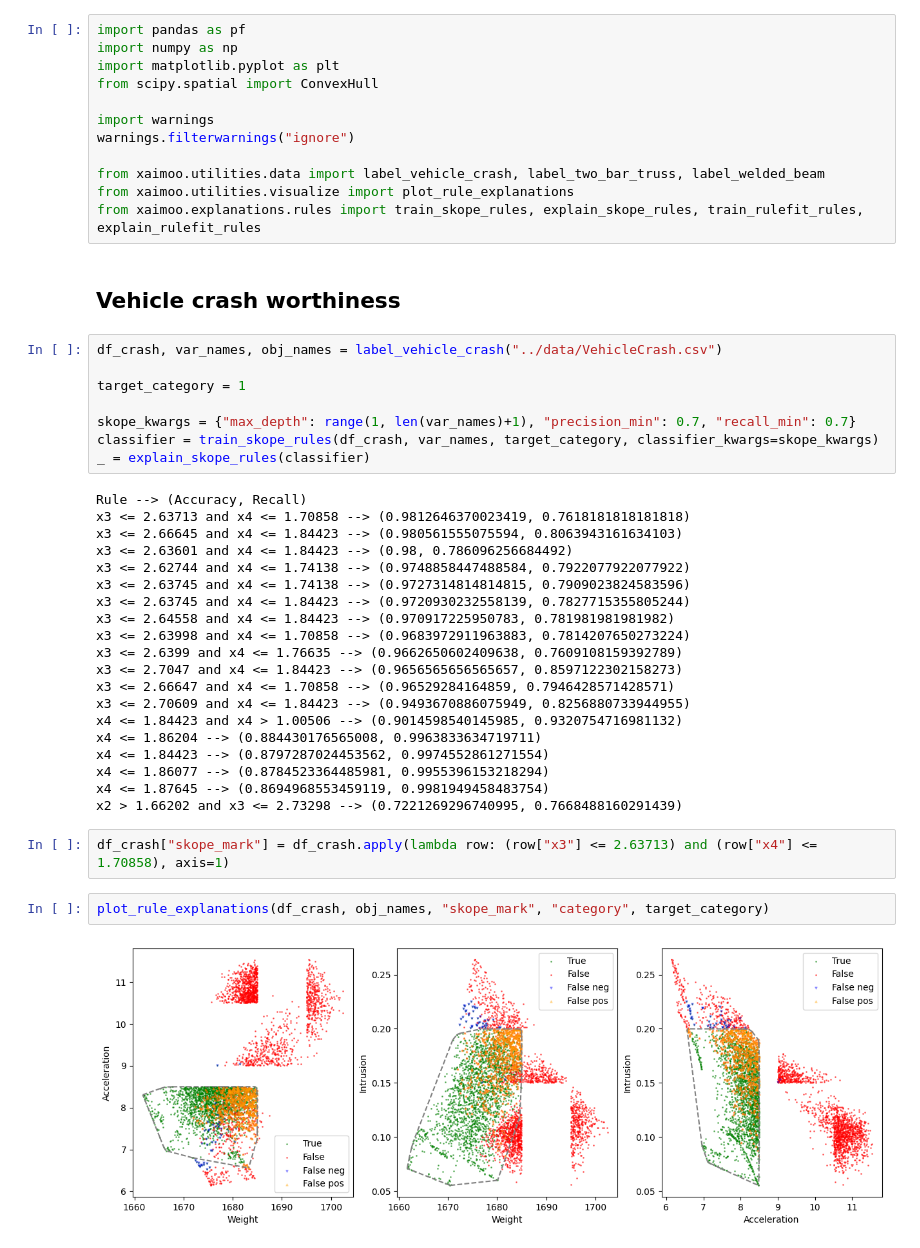
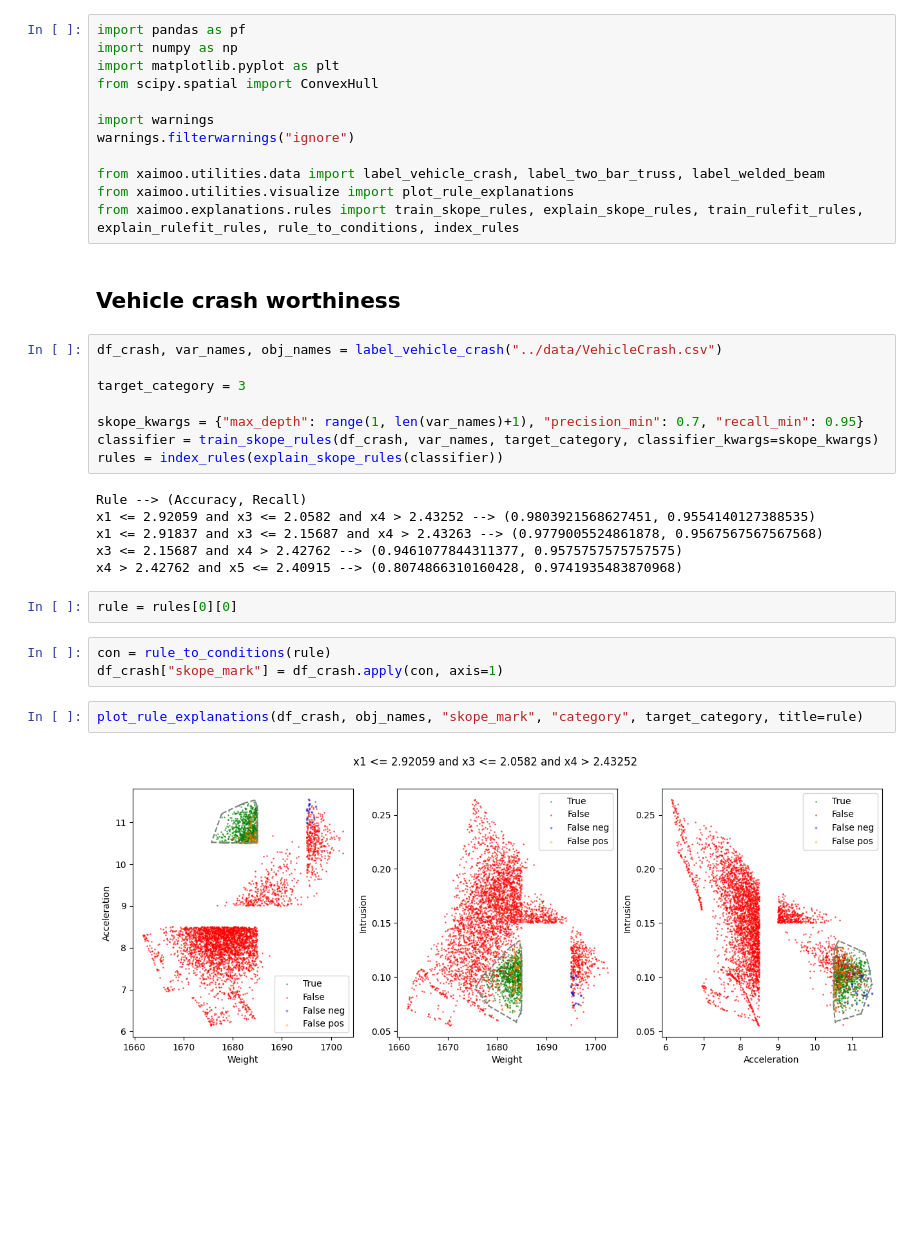
Before and after one commit to gialmisi/xaimoo-experiments, a Jupyter notebook: notebooks/Rule_showcase.ipynb, the cells around one changed output. Drawn from its saved outputs; the diff is of its cells as text; blank space fills up the shorter version.

Commit message:
Work on rule interpretations.

```diff
--- a/notebooks/Rule_showcase.ipynb
+++ b/notebooks/Rule_showcase.ipynb
@@ -9,40 +9,29 @@ warnings.filterwarnings("ignore")
 
 from xaimoo.utilities.data import label_vehicle_crash, label_two_bar_truss, label_welded_beam
 from xaimoo.utilities.visualize import plot_rule_explanations
-from xaimoo.explanations.rules import train_skope_rules, explain_skope_rules, train_rulefit_rules, explain_rulefit_rules
+from xaimoo.explanations.rules import train_skope_rules, explain_skope_rules, train_rulefit_rules, explain_rulefit_rules, rule_to_conditions, index_rules
 # %% [markdown]
 ## Vehicle crash worthiness
 # %%
 df_crash, var_names, obj_names = label_vehicle_crash("../data/VehicleCrash.csv")
 
-target_category = 1
+target_category = 3
 
-skope_kwargs = {"max_depth": range(1, len(var_names)+1), "precision_min": 0.7, "recall_min": 0.7}
+skope_kwargs = {"max_depth": range(1, len(var_names)+1), "precision_min": 0.7, "recall_min": 0.95}
 classifier = train_skope_rules(df_crash, var_names, target_category, classifier_kwargs=skope_kwargs)
-_ = explain_skope_rules(classifier)
+rules = index_rules(explain_skope_rules(classifier))
 # %% [output]
 Rule --> (Accuracy, Recall)
-x3 <= 2.63713 and x4 <= 1.70858 --> (0.9812646370023419, 0.7618181818181818)
-x3 <= 2.66645 and x4 <= 1.84423 --> (0.980561555075594, 0.8063943161634103)
-x3 <= 2.63601 and x4 <= 1.84423 --> (0.98, 0.786096256684492)
-x3 <= 2.62744 and x4 <= 1.74138 --> (0.9748858447488584, 0.7922077922077922)
-x3 <= 2.63745 and x4 <= 1.74138 --> (0.9727314814814815, 0.7909023824583596)
-x3 <= 2.63745 and x4 <= 1.84423 --> (0.9720930232558139, 0.7827715355805244)
-x3 <= 2.64558 and x4 <= 1.84423 --> (0.970917225950783, 0.781981981981982)
-x3 <= 2.63998 and x4 <= 1.70858 --> (0.9683972911963883, 0.7814207650273224)
-x3 <= 2.6399 and x4 <= 1.76635 --> (0.9662650602409638, 0.7609108159392789)
-x3 <= 2.7047 and x4 <= 1.84423 --> (0.9656565656565657, 0.8597122302158273)
-x3 <= 2.66647 and x4 <= 1.70858 --> (0.96529284164859, 0.7946428571428571)
-x3 <= 2.70609 and x4 <= 1.84423 --> (0.9493670886075949, 0.8256880733944955)
-x4 <= 1.84423 and x4 > 1.00506 --> (0.9014598540145985, 0.9320754716981132)
-x4 <= 1.86204 --> (0.884430176565008, 0.9963833634719711)
-x4 <= 1.84423 --> (0.8797287024453562, 0.9974552861271554)
-x4 <= 1.86077 --> (0.8784523364485981, 0.9955396153218294)
-x4 <= 1.87645 --> (0.8694968553459119, 0.9981949458483754)
-x2 > 1.66202 and x3 <= 2.73298 --> (0.7221269296740995, 0.7668488160291439)
+x1 <= 2.92059 and x3 <= 2.0582 and x4 > 2.43252 --> (0.9803921568627451, 0.9554140127388535)
+x1 <= 2.91837 and x3 <= 2.15687 and x4 > 2.43263 --> (0.9779005524861878, 0.9567567567567568)
+x3 <= 2.15687 and x4 > 2.42762 --> (0.9461077844311377, 0.9575757575757575)
+x4 > 2.42762 and x5 <= 2.40915 --> (0.8074866310160428, 0.9741935483870968)
+# %%
+rule = rules[0][0]
 # %%
-df_crash["skope_mark"] = df_crash.apply(lambda row: (row["x3"] <= 2.63713) and (row["x4"] <= 1.70858), axis=1)
+con = rule_to_conditions(rule)
+df_crash["skope_mark"] = df_crash.apply(con, axis=1)
 # %%
-plot_rule_explanations(df_crash, obj_names, "skope_mark", "category", target_category)
+plot_rule_explanations(df_crash, obj_names, "skope_mark", "category", target_category, title=rule)
 # %% [output]
-[figure, old version]
+[figure, new version]
```
Also changed, not shown: 3 other files.
